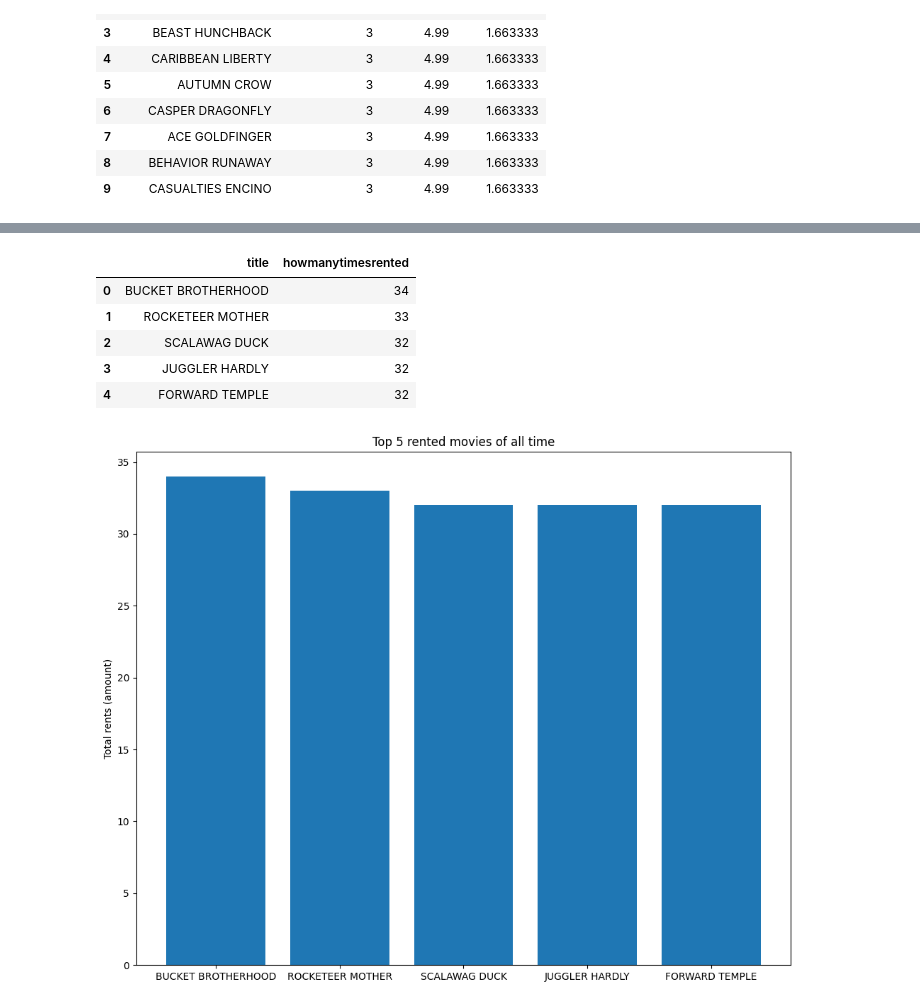
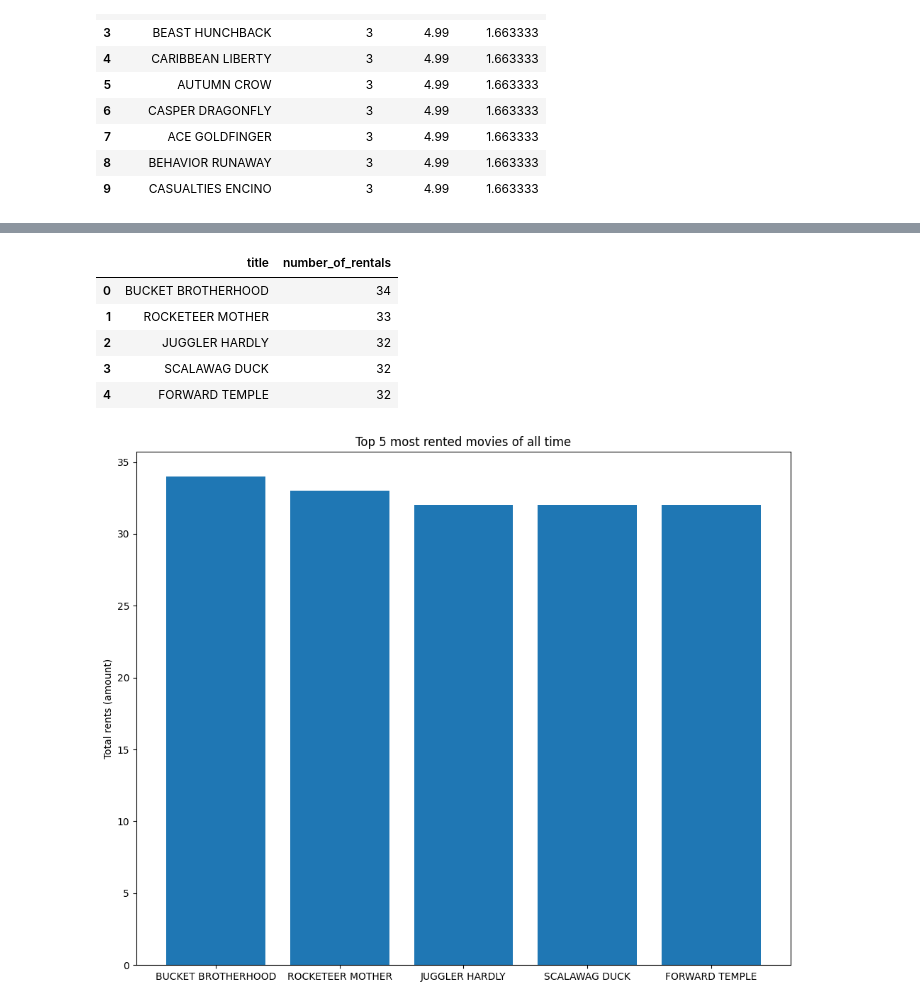
Before and after one commit to mrkaktail/SqlLab, a Jupyter notebook: connect_duckdb.ipynb, the cells around one changed output, grey strips where cells are left out. Drawn from its saved outputs; the diff is of its cells as text; code cells hidden in the pictures.

```diff
--- a/connect_duckdb.ipynb
+++ b/connect_duckdb.ipynb
@@ -33 +1,7 @@ test1.head(2)
+# %%
+import duckdb
+import pandas as pd
+import matplotlib.pyplot as plt
+
+connect = duckdb.connect("sakila.duckdb")
 # %%
@@ -233,8 +230,9 @@ plt.show()
 # %%
 #top 5 most rented movies
-mostrentedmovie = conn.sql("""
 
-SELECT film.title, COUNT(rental.rental_id) AS howmanytimesrented
+most_rented_movies = connect.sql("""
+
+SELECT film.title, COUNT(rental.rental_id) AS number_of_rentals
 FROM sakila.film
 
 JOIN sakila.inventory
@@ -243,27 +241,27 @@ JOIN sakila.rental
 ON inventory.inventory_id = rental.inventory_id
 
 GROUP BY film.title
-ORDER BY howmanytimesrented DESC
+ORDER BY number_of_rentals DESC
 LIMIT 5;
 """).df()
 
-mostrentedmovie
+most_rented_movies
 # %% [output]
-|  | title | howmanytimesrented |
+|  | title | number_of_rentals |
 | 0 | BUCKET BROTHERHOOD | 34 |
 | 1 | ROCKETEER MOTHER | 33 |
-| 2 | SCALAWAG DUCK | 32 |
-| 3 | JUGGLER HARDLY | 32 |
+| 2 | JUGGLER HARDLY | 32 |
+| 3 | SCALAWAG DUCK | 32 |
 | 4 | FORWARD TEMPLE | 32 |
 # %%
 plt.figure(figsize=(10,8))
 plt.bar(
-    mostrentedmovie["title"],
-    mostrentedmovie["howmanytimesrented"]
+    most_rented_movies["title"],
+    most_rented_movies["number_of_rentals"]
 )
-plt.title("Top 5 rented movies of all time")
+plt.title("Top 5 most rented movies of all time")
 plt.ylabel("Total rents (amount)")
 plt.tight_layout()
 plt.show()
 # %% [output]
-[figure, old version]
+[figure, new version]
```
Also changed, not shown: parts of 17 cells of this notebook.
